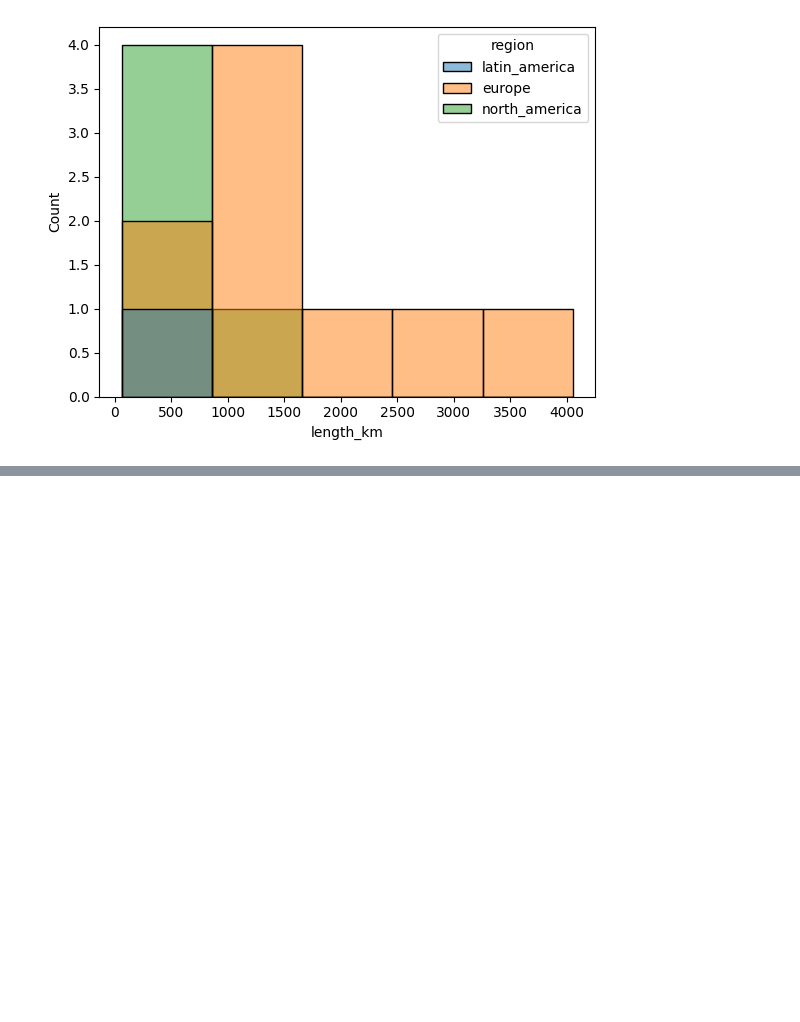
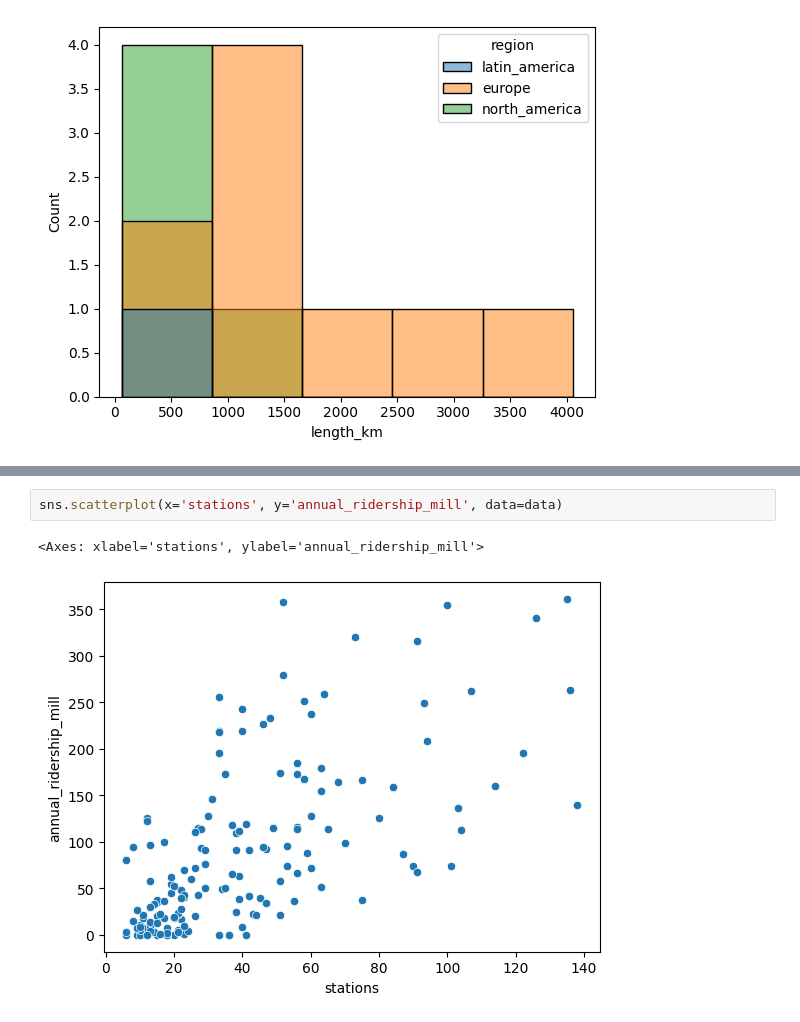
Before and after one commit to sjsjsmsmsj/DATASCIENCE, a Jupyter notebook: EDA/eda.ipynb, the cells around one changed output, grey strips where cells are left out. Saved outputs shown, nothing was run; the diff lists cells and outputs as text; blank space fills up the shorter version.

```diff
--- a/EDA/eda.ipynb
+++ b/EDA/eda.ipynb
@@ -175,0 +237,5 @@ sns.histplot(x='length_km', hue='region', data=data_early_year)
+# %%
+sns.scatterplot(x='stations', y='annual_ridership_mill', data=data)
+# %% [output]
+<Axes: xlabel='stations', ylabel='annual_ridership_mill'>
+[figure, added]
```
Also changed, not shown: parts of 8 cells of this notebook, 1 other file.
